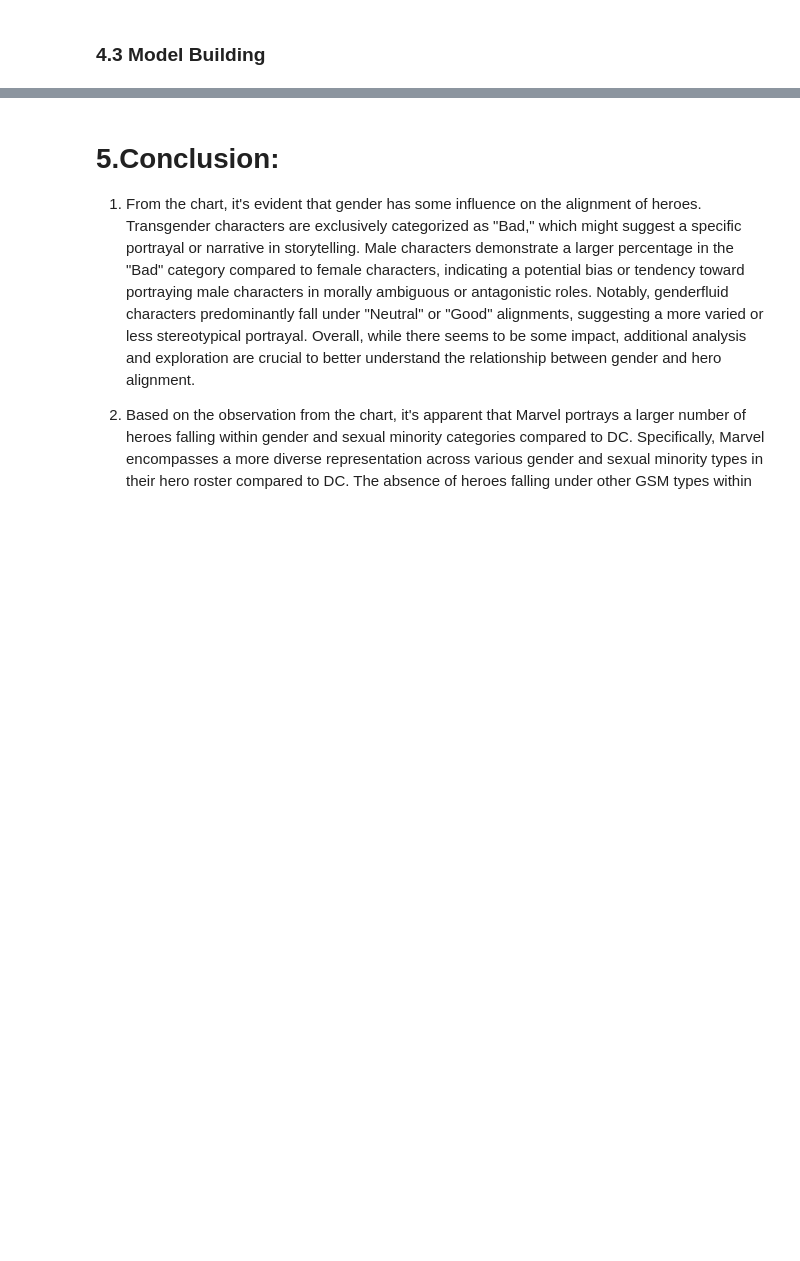
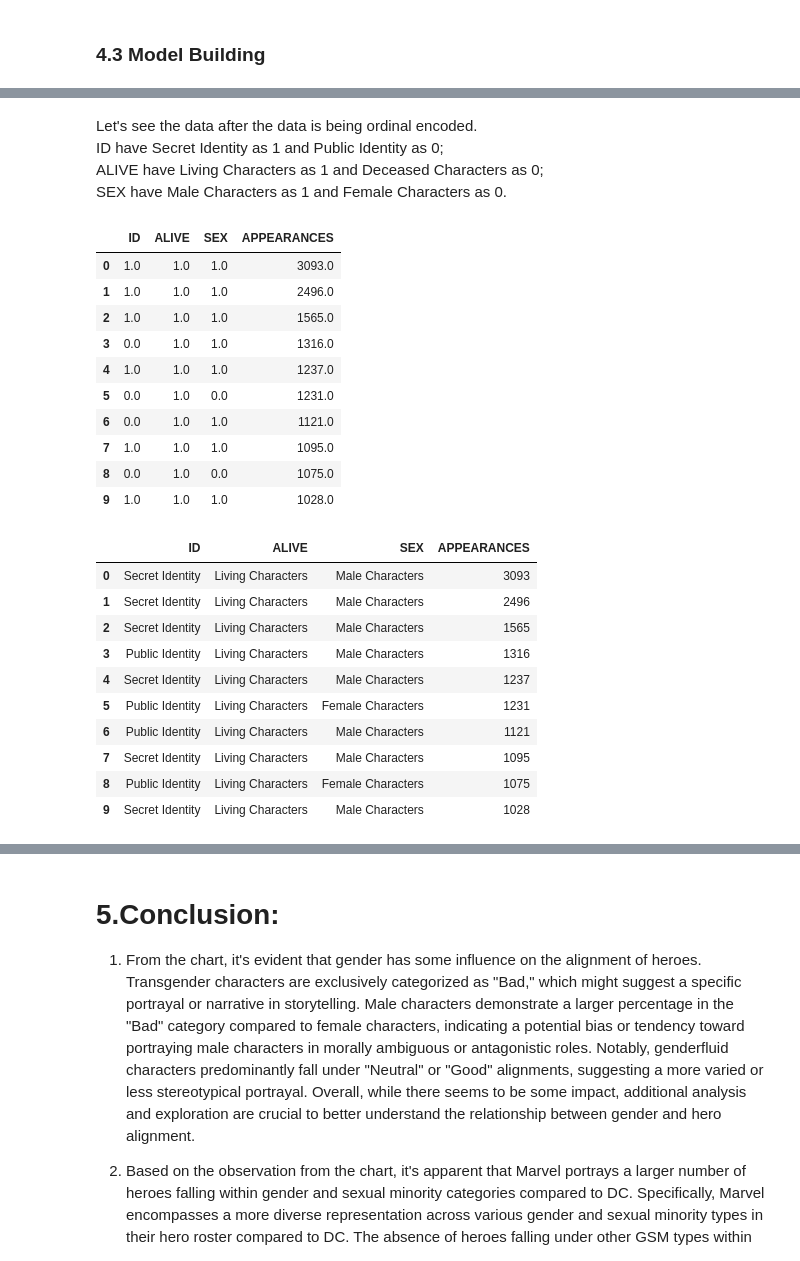
Before and after one commit to jc000222/Hero_Analysis, a Jupyter notebook: hero_analysis.ipynb, the cells around one changed output, grey strips where cells are left out. Drawn from its saved outputs; the diff is of its cells as text; code cells hidden in the pictures; blank space fills up the shorter version.

```diff
--- a/hero_analysis.ipynb
+++ b/hero_analysis.ipynb
@@ -959,3 +951,34 @@ Pipeline(steps=[('preprocessor',
                                                  ('numeric', 'passthrough',
                                                   ['APPEARANCES'])])),
                 ('classifier', LogisticRegression())])
+# %% [markdown]
+Let's see the data after the data is being ordinal encoded.
+ID have Secret Identity as 1 and Public Identity as 0;
+ALIVE have Living Characters as 1 and Deceased Characters as 0;
+SEX have Male Characters as 1 and Female Characters as 0.
+# %%
+view = model_align.view_data()
+display(view,df_comic[['ID','ALIVE','SEX','APPEARANCES']].head(10))
+# %% [output]
+|  | ID | ALIVE | SEX | APPEARANCES |
+| 0 | 1.0 | 1.0 | 1.0 | 3093.0 |
+| 1 | 1.0 | 1.0 | 1.0 | 2496.0 |
+| 2 | 1.0 | 1.0 | 1.0 | 1565.0 |
+| 3 | 0.0 | 1.0 | 1.0 | 1316.0 |
+| 4 | 1.0 | 1.0 | 1.0 | 1237.0 |
+| 5 | 0.0 | 1.0 | 0.0 | 1231.0 |
+| 6 | 0.0 | 1.0 | 1.0 | 1121.0 |
+| 7 | 1.0 | 1.0 | 1.0 | 1095.0 |
+| 8 | 0.0 | 1.0 | 0.0 | 1075.0 |
+| 9 | 1.0 | 1.0 | 1.0 | 1028.0 |
+|  | ID | ALIVE | SEX | APPEARANCES |
+| 0 | Secret Identity | Living Characters | Male Characters | 3093 |
+| 1 | Secret Identity | Living Characters | Male Characters | 2496 |
+| 2 | Secret Identity | Living Characters | Male Characters | 1565 |
+| 3 | Public Identity | Living Characters | Male Characters | 1316 |
+| 4 | Secret Identity | Living Characters | Male Characters | 1237 |
+| 5 | Public Identity | Living Characters | Female Characters | 1231 |
+| 6 | Public Identity | Living Characters | Male Characters | 1121 |
+| 7 | Secret Identity | Living Characters | Male Characters | 1095 |
+| 8 | Public Identity | Living Characters | Female Characters | 1075 |
+| 9 | Secret Identity | Living Characters | Male Characters | 1028 |
```
Also changed, not shown: parts of 25 cells of this notebook, 6 other files.
